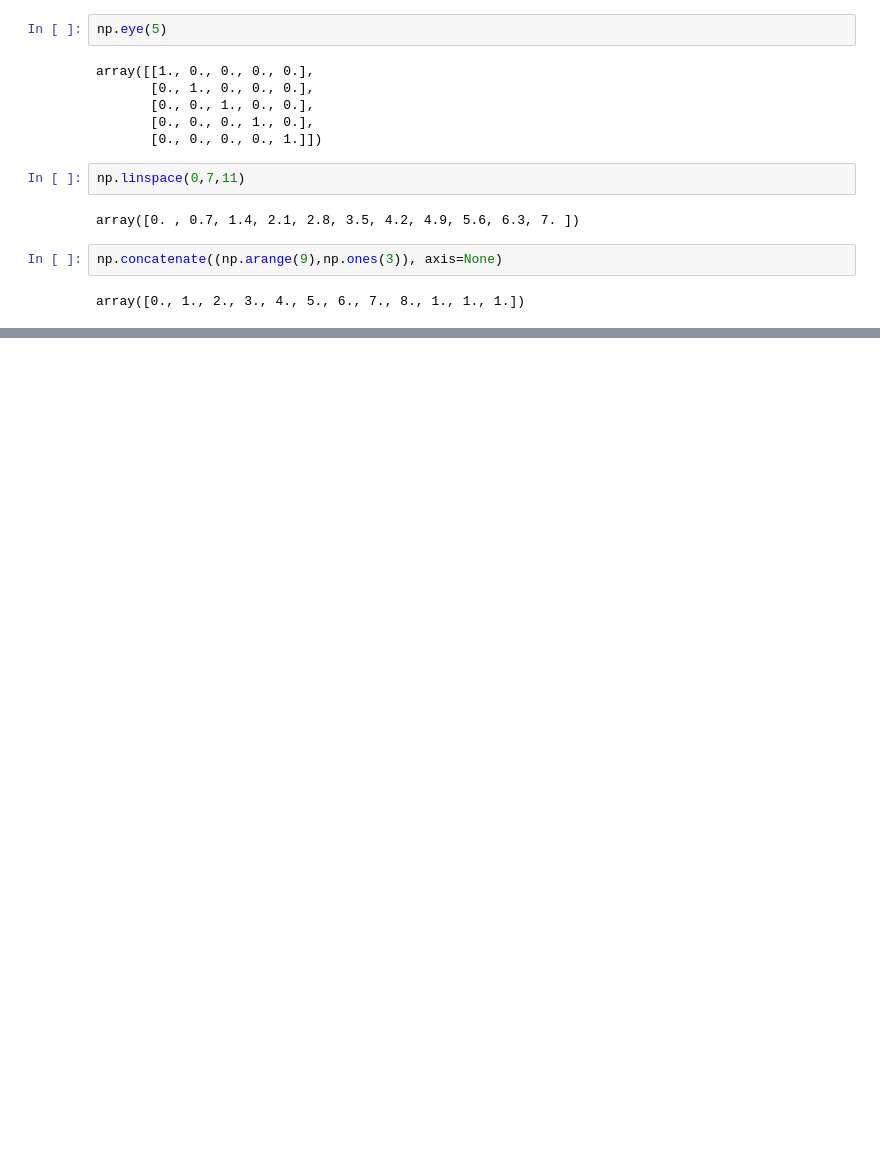
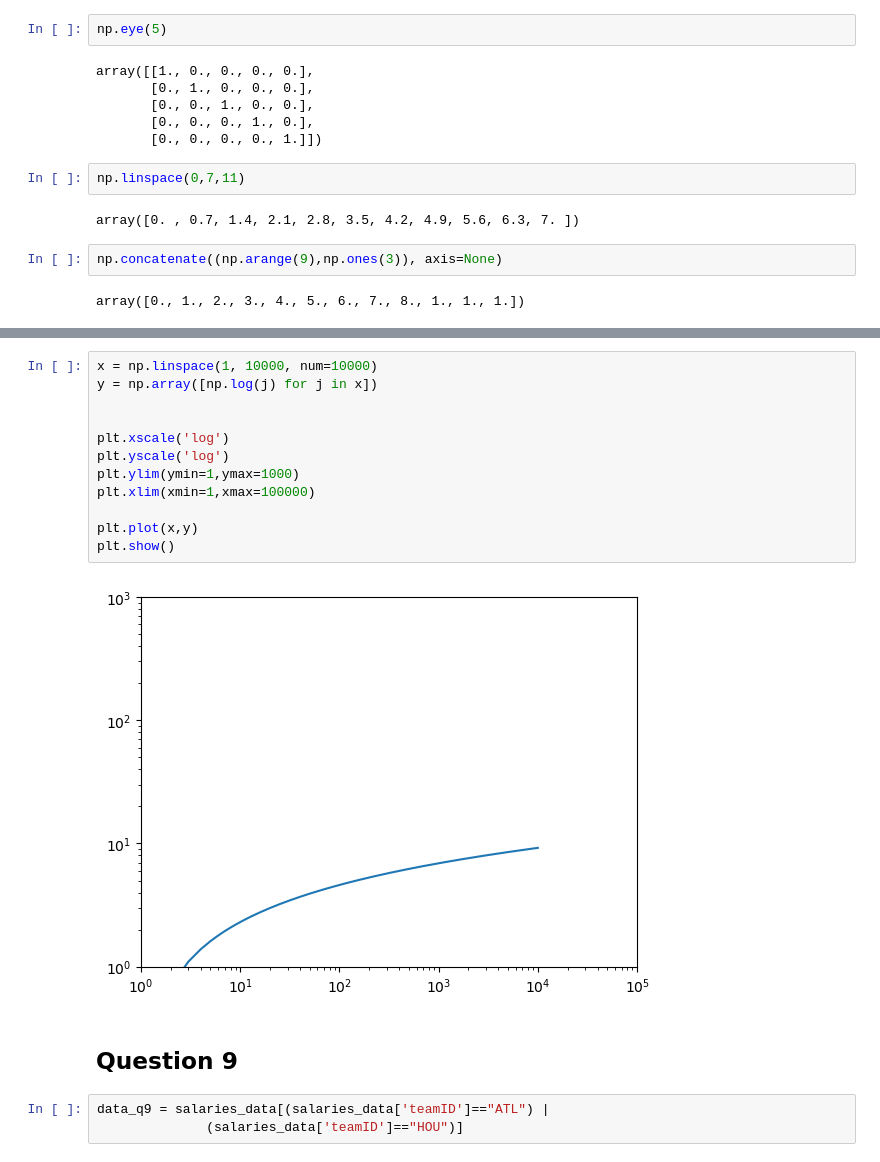
Before and after one commit to HuaweiH/test, a Jupyter notebook: Han_Huawei_HW0.ipynb, the cells around one changed output, grey strips where cells are left out. Saved outputs shown, nothing was run; the diff lists cells and outputs as text; blank space fills up the shorter version.

```diff
--- a/Han_Huawei_HW0.ipynb
+++ b/Han_Huawei_HW0.ipynb
@@ -131,0 +189,19 @@ SyntaxError: invalid syntax (852734176.py, line 1)
+# %%
+x = np.linspace(1, 10000, num=10000)
+y = np.array([np.log(j) for j in x])
+
+
+plt.xscale('log')
+plt.yscale('log')
+plt.ylim(ymin=1,ymax=1000)
+plt.xlim(xmin=1,xmax=100000)
+
+plt.plot(x,y)
+plt.show()
+# %% [output]
+[figure, added]
+# %% [markdown]
+## Question 9
+# %%
+data_q9 = salaries_data[(salaries_data['teamID']=="ATL") |
+              (salaries_data['teamID']=="HOU")]
```
Also changed, not shown: parts of 14 cells of this notebook.
